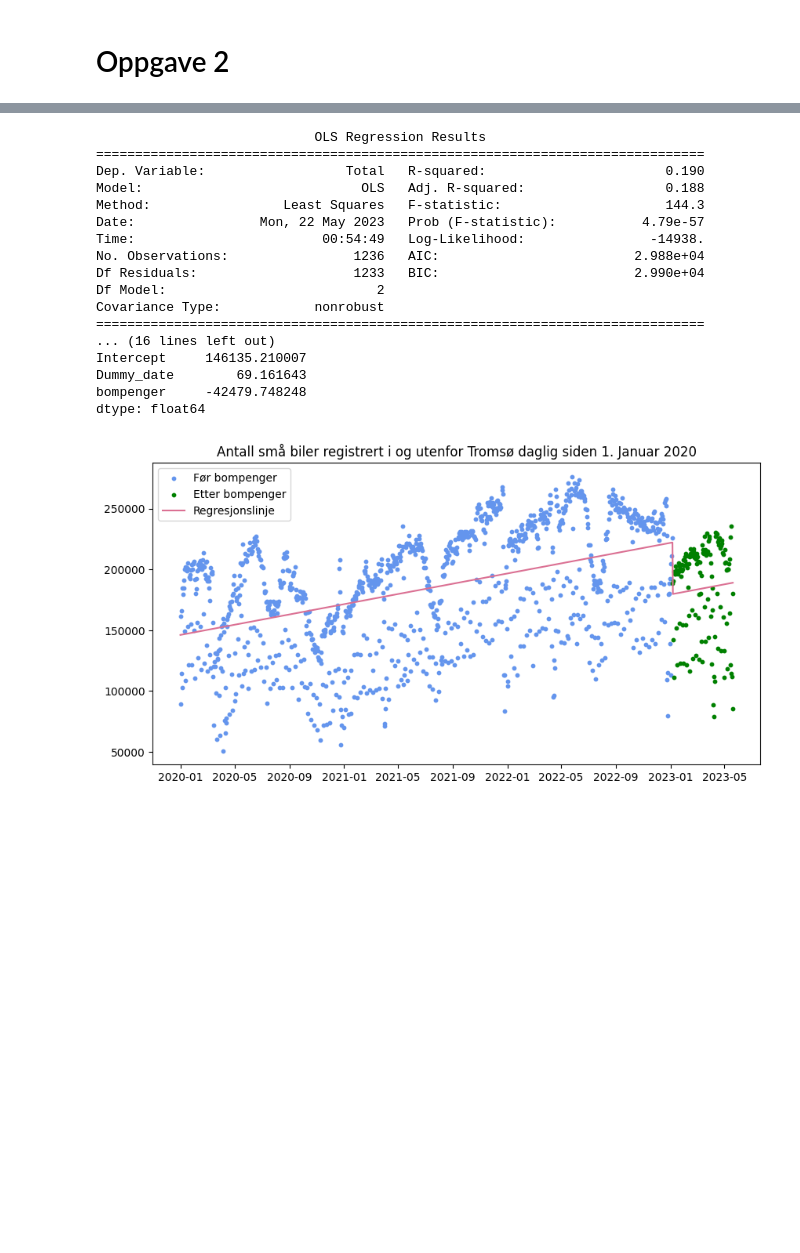
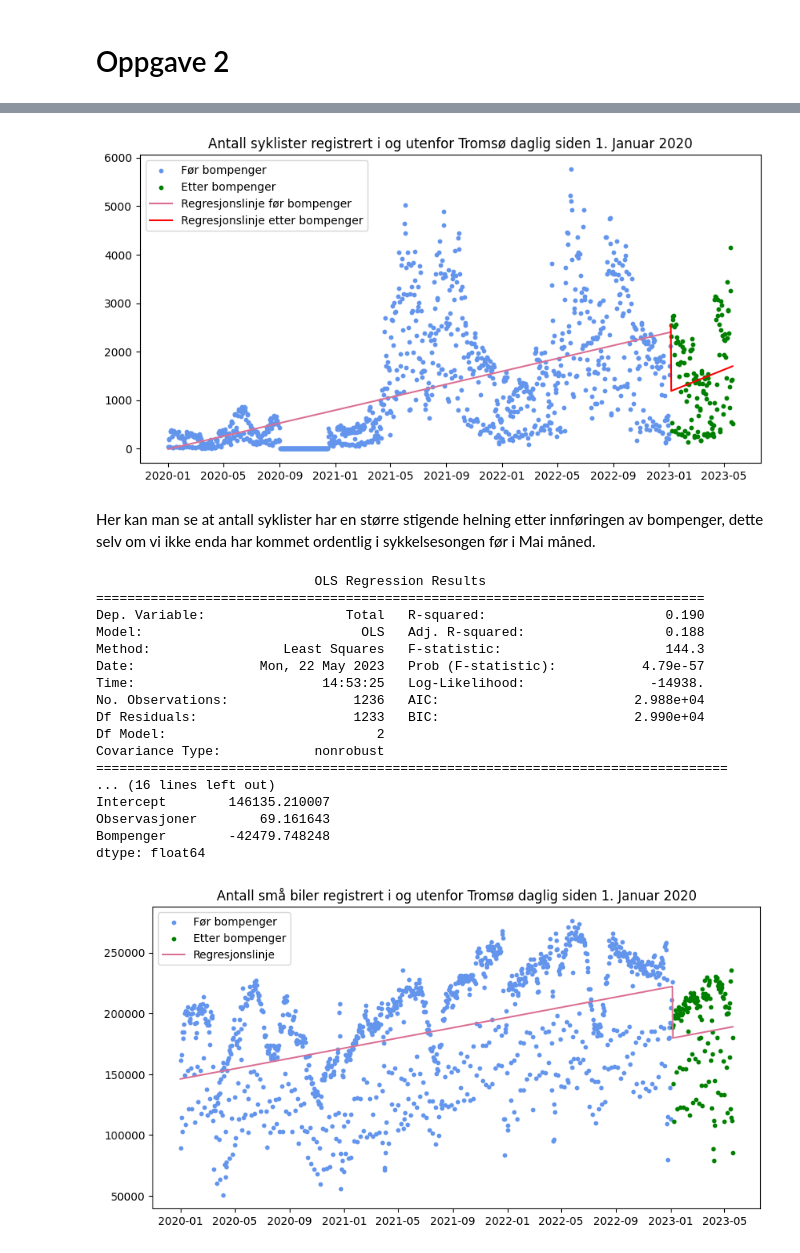
Before and after one commit to DanielFabioG/SOK-1003-og-SOK-1006, a Jupyter notebook: sok-1006/Mappeoppgaver/Kand_nr_17_Mikro_Mappe2_V2023_1006_push.ipynb, the cells around one changed output, grey strips where cells are left out. Cells and saved outputs as stored; diff of their text form; code cells hidden in the pictures; blank space fills up the shorter version.

```diff
--- a/sok-1006/Mappeoppgaver/Kand_nr_17_Mikro_Mappe2_V2023_1006_push.ipynb
+++ b/sok-1006/Mappeoppgaver/Kand_nr_17_Mikro_Mappe2_V2023_1006_push.ipynb
@@ -38,7 +37,7 @@ df = pd.read_csv(url, sep=';')
 # Removing the unnecessary columns
 df = df.drop(columns=['Trafikkregistreringspunkt', 'Vegreferanse', 'Fra', 'Til', '>= 24,0m', '16,0m - 24,0m',
                       '>= 16,0m', '12,5m - 16,0m', '7,6m - 12,5m','5,6m - 7,6m', 'Lengdekvalitetsgrad (%)', 'Ikke gyldig lengde',
-                      'Antall timer ugyldig', 'Antall timer inkludert', 'Antall timer total','Trafikkmengde'])
+                      'Antall timer ugyldig', 'Antall timer inkludert', 'Antall timer total'])
 
 # Setting the index to be the date
 df = df.set_index('Dato')
@@ -72,0 +89,19 @@ df_summary['Dato'] = pd.to_datetime(df_summary['Dato'])
+# %%
+# creating a dummy variable called bompenger that is a value between 0 and 1 after the date 2023-01-05
+sykkel_df['Bompenger'] = np.where(sykkel_df['Dato'] > '2023-01-05', 1, 0)
+
+# Making dato into observations starting from 1 and going to the end of the dataframe
+sykkel_df['Observasjoner'] = np.arange(1, len(sykkel_df) + 1)
+
+date_threshold = '2023-01-05'
+data_before_threshold = sykkel_df[sykkel_df['Dato'] < date_threshold]
+data_after_threshold = sykkel_df[sykkel_df['Dato'] >= date_threshold]
+# %%
+# Doing the regression with total as the dependent variable and dato and bompenger as the independent variables
+model1 = ols('Total ~ Observasjoner + Bompenger', data=data_before_threshold).fit()
+
+model2 = ols('Total ~ Observasjoner + Bompenger', data=data_after_threshold).fit()
+
+
+print(model1.summary())
+print(model1.params)
@@ -73,12 +147,31 @@ df_summary['Dato'] = pd.to_datetime(df_summary['Dato'])
+# %%
+#plotting the data
+fig, ax = plt.subplots(figsize=(10, 5))
+ax.set_title('Antall syklister registrert i og utenfor Tromsø daglig siden 1. Januar 2020')
+
+# Plot the data before the threshold date with one color
+ax.scatter(data_before_threshold['Dato'], data_before_threshold['Total'], s=10, color='cornflowerblue', label='Før bompenger')
+
+# Plot the data after the threshold date with another color
+ax.scatter(data_after_threshold['Dato'], data_after_threshold['Total'], s=10, color='green', label='Etter bompenger')
+# plotting the regression
+ax.plot(data_before_threshold['Dato'], model1.params[0] + model1.params[1] * data_before_threshold['Observasjoner'] + model1.params[2] * data_before_threshold['Bompenger'], color='palevioletred', label='Regresjonslinje før bompenger')
+
+ax.plot(data_after_threshold['Dato'], model2.params[0] + model2.params[1] * data_after_threshold['Observasjoner'] + model2.params[2] * data_after_threshold['Bompenger'], color='red', label = "Regresjonslinje etter bompenger")
+ax.legend();
+# %% [output]
+[figure, added]
+# %% [markdown]
+Her kan man se at antall syklister har en større stigende helning etter innføringen av bompenger, dette selv om vi ikke enda har kommet ordentlig i sykkelsesongen før i Mai måned.
 # %%
 # creating a dummy variable called bompenger that is a value between 0 and 1 after the date 2023-01-05
-df_summary['bompenger'] = np.where(df_summary['Dato'] > '2023-01-05', 1, 0)
+df_summary['Bompenger'] = np.where(df_summary['Dato'] > '2023-01-05', 1, 0)
 
 # Making dato into observations starting from 1 and going to the end of the dataframe
-df_summary['Dummy_date'] = np.arange(1, len(df_summary) + 1)
+df_summary['Observasjoner'] = np.arange(1, len(df_summary) + 1)
 
 # Doing the regression with total as the dependent variable and dato and bompenger as the independent variables
-model = ols('Total ~ Dummy_date + bompenger', data=df_summary).fit()
+model = ols('Total ~ Observasjoner + Bompenger', data=df_summary).fit()
 
 print(model.summary())
 print(model.params)
@@ -89,16 +182,16 @@ Dep. Variable:                  Total   R-squared:                       0.190
 Model:                            OLS   Adj. R-squared:                  0.188
 Method:                 Least Squares   F-statistic:                     144.3
 Date:                Mon, 22 May 2023   Prob (F-statistic):           4.79e-57
-Time:                        00:54:49   Log-Likelihood:                -14938.
+Time:                        14:53:25   Log-Likelihood:                -14938.
 No. Observations:                1236   AIC:                         2.988e+04
 Df Residuals:                    1233   BIC:                         2.990e+04
 Df Model:                           2
 Covariance Type:            nonrobust
-==============================================================================
+=================================================================================
 ... (16 lines left out)
-Intercept     146135.210007
-Dummy_date        69.161643
-bompenger     -42479.748248
+Intercept        146135.210007
+Observasjoner        69.161643
+Bompenger        -42479.748248
 dtype: float64
 # %%
 date_threshold = '2023-01-05'
```
Also changed, not shown: parts of 22 cells of this notebook, 3 other files.
